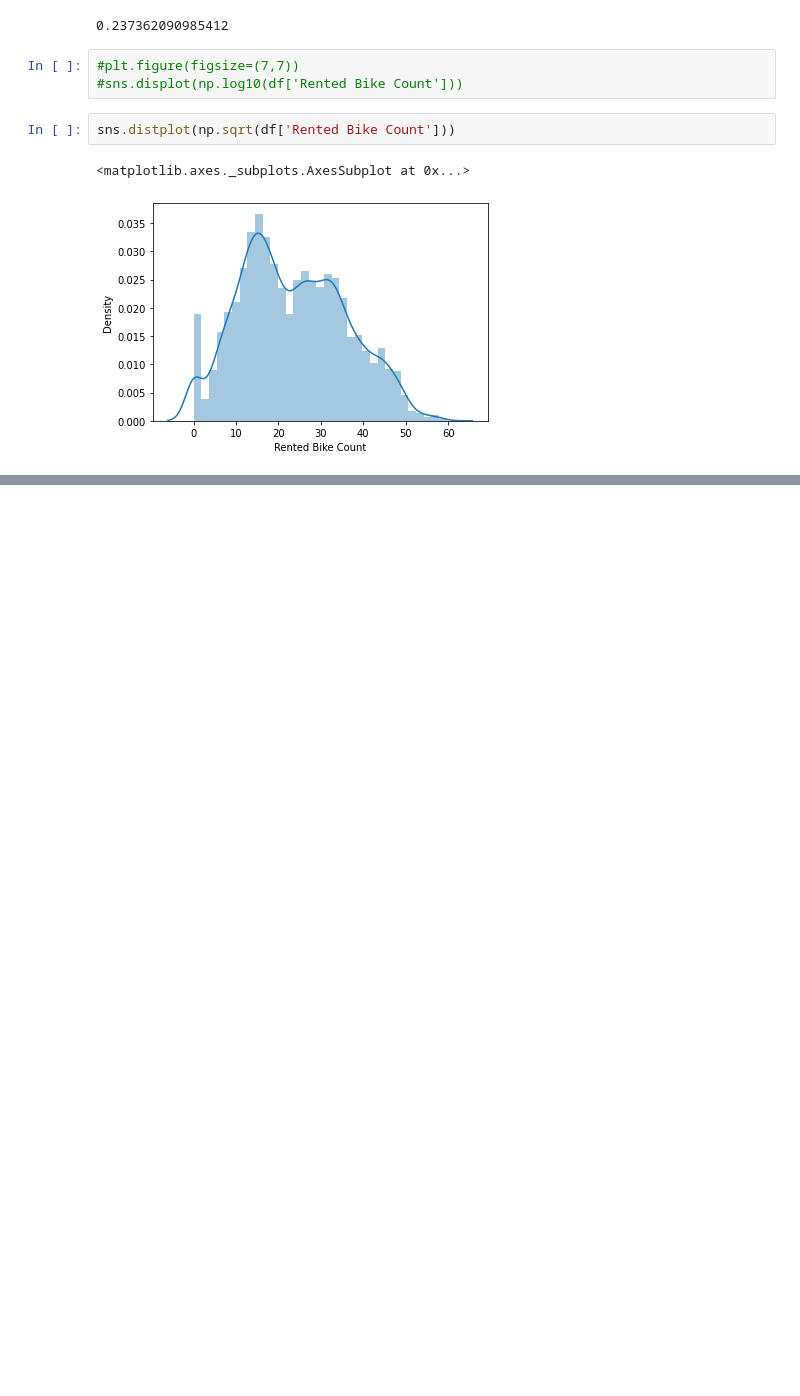
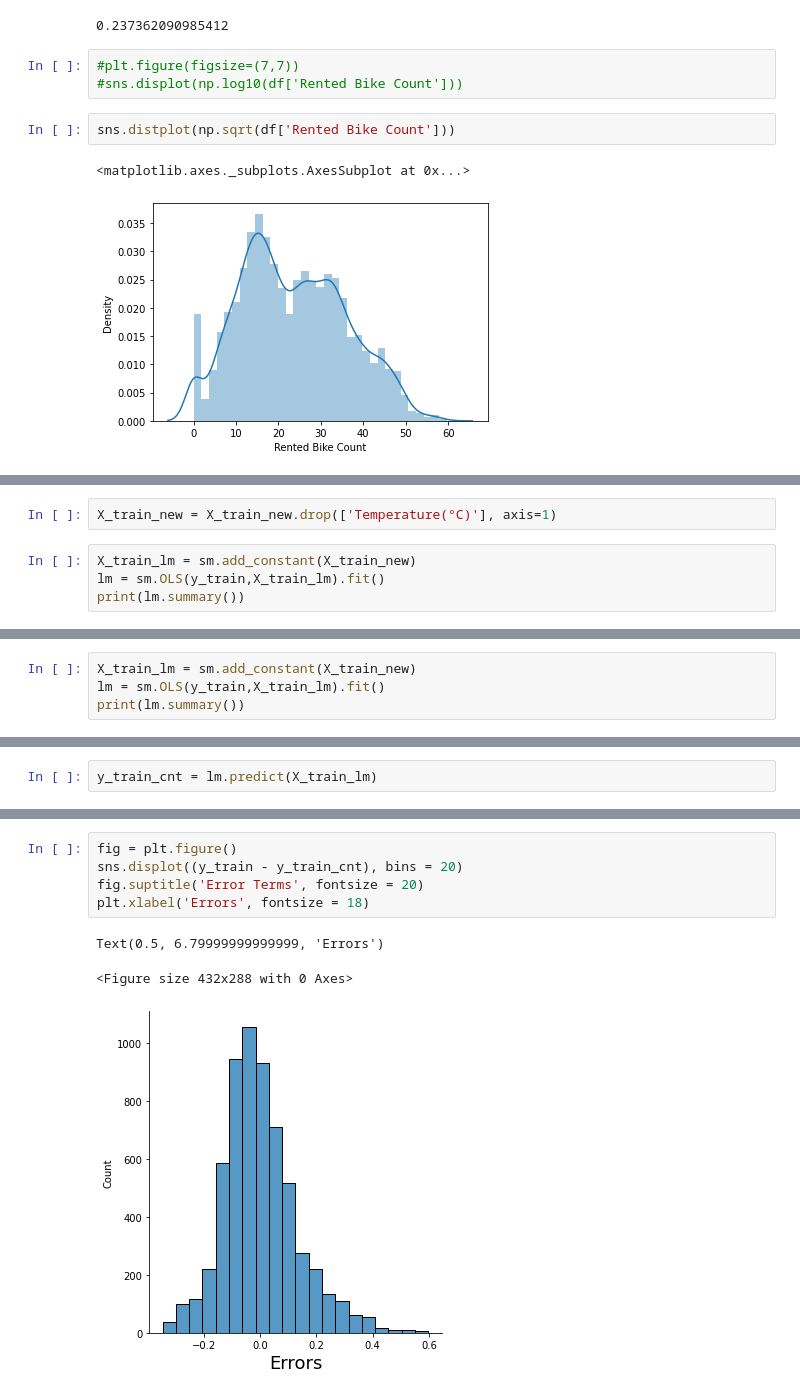
Before and after one commit to MeghanaRanganath98/ML-Capstone-project-Regression, a Jupyter notebook: Meghana_RS_Bike_Sharing_Demand_Prediction_Capstone_Project.ipynb, the cells around one changed output, grey strips where cells are left out. Cells and saved outputs as stored; diff of their text form; blank space fills up the shorter version.

```diff
--- a/Meghana_RS_Bike_Sharing_Demand_Prediction_Capstone_Project.ipynb
+++ b/Meghana_RS_Bike_Sharing_Demand_Prediction_Capstone_Project.ipynb
@@ -531,0 +847,6 @@ sns.distplot(np.sqrt(df['Rented Bike Count']))
+# %%
+X_train_new = X_train_new.drop(['Temperature(°C)'], axis=1)
+# %%
+X_train_lm = sm.add_constant(X_train_new)
+lm = sm.OLS(y_train,X_train_lm).fit()
+print(lm.summary())
@@ -531,0 +893,4 @@ sns.distplot(np.sqrt(df['Rented Bike Count']))
+# %%
+X_train_lm = sm.add_constant(X_train_new)
+lm = sm.OLS(y_train,X_train_lm).fit()
+print(lm.summary())
@@ -531,0 +915,2 @@ sns.distplot(np.sqrt(df['Rented Bike Count']))
+# %%
+y_train_cnt = lm.predict(X_train_lm)
@@ -531,0 +944,9 @@ sns.distplot(np.sqrt(df['Rented Bike Count']))
+# %%
+fig = plt.figure()
+sns.displot((y_train - y_train_cnt), bins = 20)
+fig.suptitle('Error Terms', fontsize = 20)
+plt.xlabel('Errors', fontsize = 18)
+# %% [output]
+Text(0.5, 6.79999999999999, 'Errors')
+<Figure size 432x288 with 0 Axes>
+[figure, added]
```
Also changed, not shown: parts of 73 cells of this notebook.
